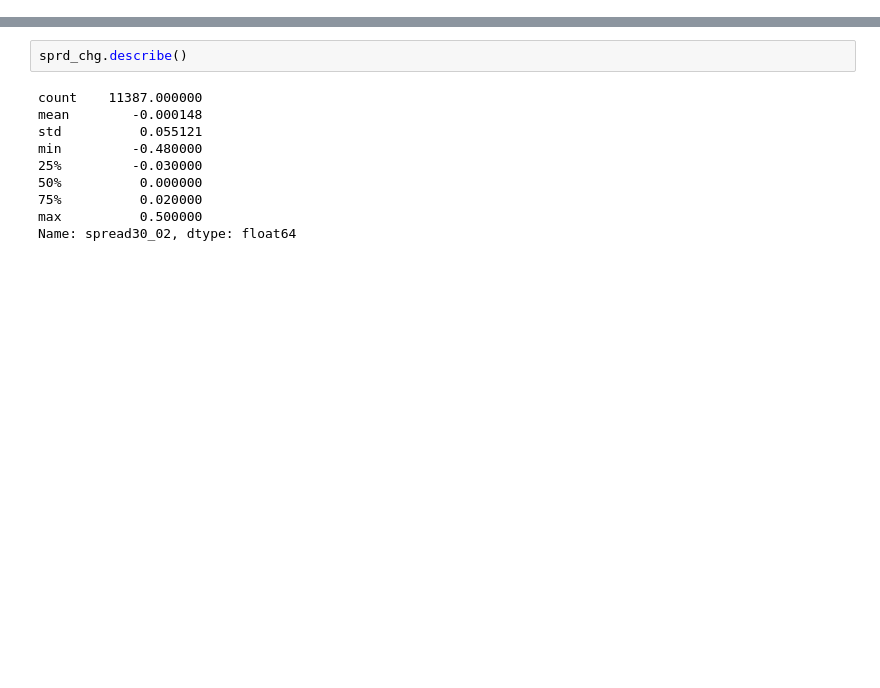
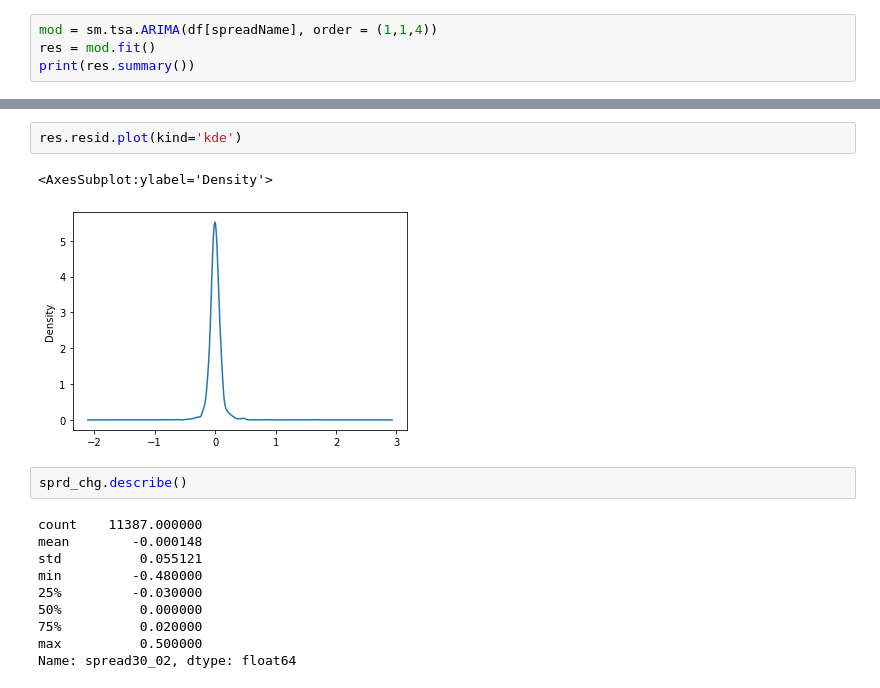
Before and after one commit to ms82494/mikekramer, a Jupyter notebook: spread change distribution.ipynb, the cells around one changed output, grey strips where cells are left out. Drawn from its saved outputs; the diff is of its cells as text; blank space fills up the shorter version.

Commit message:
added ARIMA model to spread change notebook

```diff
--- a/spread change distribution.ipynb
+++ b/spread change distribution.ipynb
@@ -55,0 +94,4 @@ Name: spread30_02, Length: 11387, dtype: float64
+# %%
+mod = sm.tsa.ARIMA(df[spreadName], order = (1,1,4))
+res = mod.fit()
+print(res.summary())
@@ -56,3 +116,8 @@ Name: spread30_02, Length: 11387, dtype: float64
+# %%
+res.resid.plot(kind='kde')
+# %% [output]
+<AxesSubplot:ylabel='Density'>
+[figure, added]
 # %%
 sprd_chg.describe()
 # %% [output]
```
Also changed, not shown: parts of 8 cells of this notebook, 1 other file.
